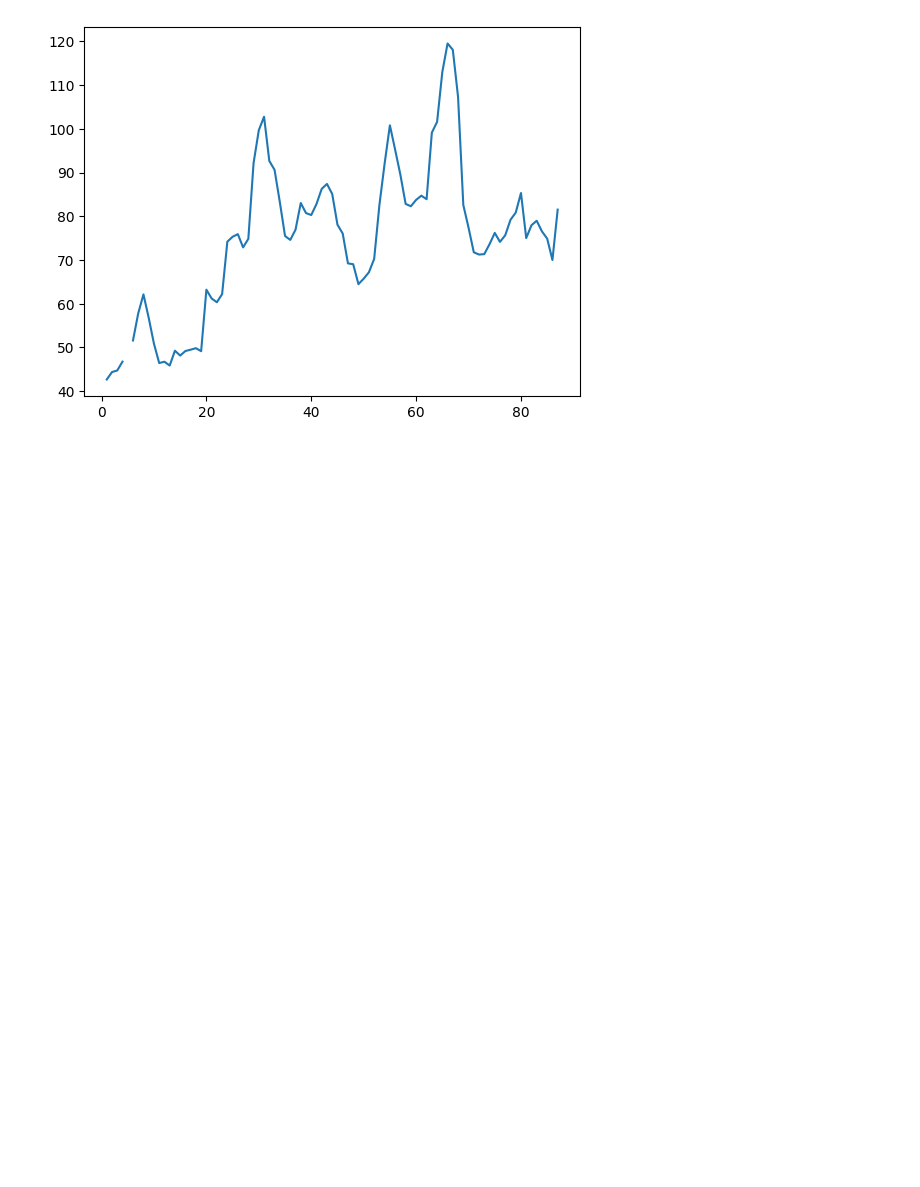
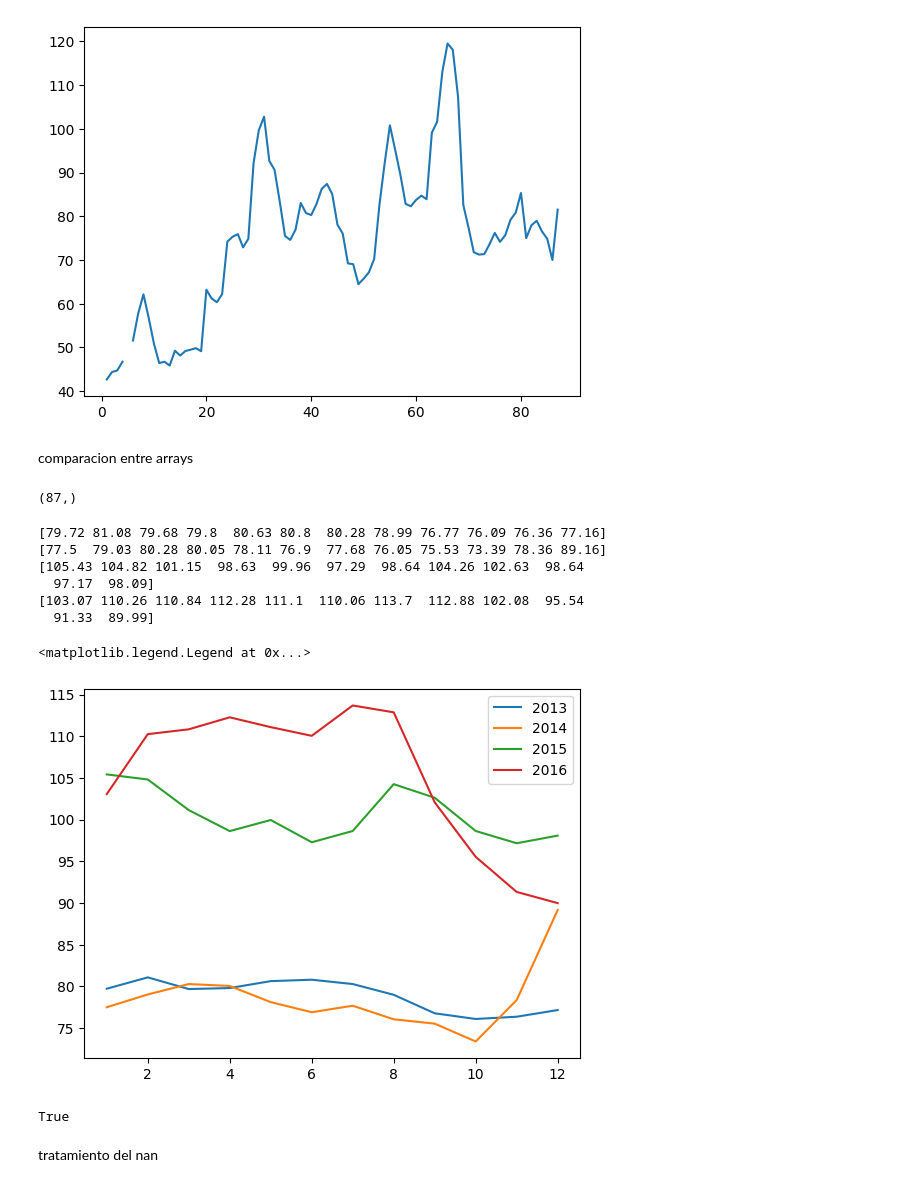
Before and after one commit to duquerson/2044-numpy-analisis-numerico-eficiente-con-python, a Jupyter notebook: Numpy.ipynb, the cells around one changed output. Saved outputs shown, nothing was run; the diff lists cells and outputs as text; code cells hidden in the pictures; blank space fills up the shorter version.

```diff
--- a/Numpy.ipynb
+++ b/Numpy.ipynb
@@ -176,3 +176,41 @@ plt.plot(fechas,kaliningrado)
 # %% [output]
 [<matplotlib.lines.Line2D at 0x...>]
 [figure]
+# %% [markdown]
+comparacion entre arrays
+# %%
+moscu.shape
+# %% [output]
+(87,)
+# %%
+moscu_1= moscu[0:12];
+moscu_2 = moscu[12:24];
+print(moscu_1)
+print(moscu_2)
+moscu_3 = moscu[24:36];
+print(moscu_3)
+moscu_4 = moscu[36:48];
+print(moscu_4)
+# %% [output]
+[79.72 81.08 79.68 79.8  80.63 80.8  80.28 78.99 76.77 76.09 76.36 77.16]
+[77.5  79.03 80.28 80.05 78.11 76.9  77.68 76.05 75.53 73.39 78.36 89.16]
+[105.43 104.82 101.15  98.63  99.96  97.29  98.64 104.26 102.63  98.64
+  97.17  98.09]
+[103.07 110.26 110.84 112.28 111.1  110.06 113.7  112.88 102.08  95.54
+  91.33  89.99]
+# %%
+plt.plot(np.arange(1,13,1), moscu_1)
+plt.plot(np.arange(1,13,1), moscu_2)
+plt.plot(np.arange(1,13,1), moscu_3)
+plt.plot(np.arange(1,13,1), moscu_4)
+plt.legend(['2013','2014','2015','2016'])
+# %% [output]
+<matplotlib.legend.Legend at 0x...>
+[figure, added]
+# %%
+np.array_equal(moscu_1,moscu_2)
+np.allclose(moscu_1,moscu_2,2)
+# %% [output]
+True
+# %% [markdown]
+tratamiento del nan
```
